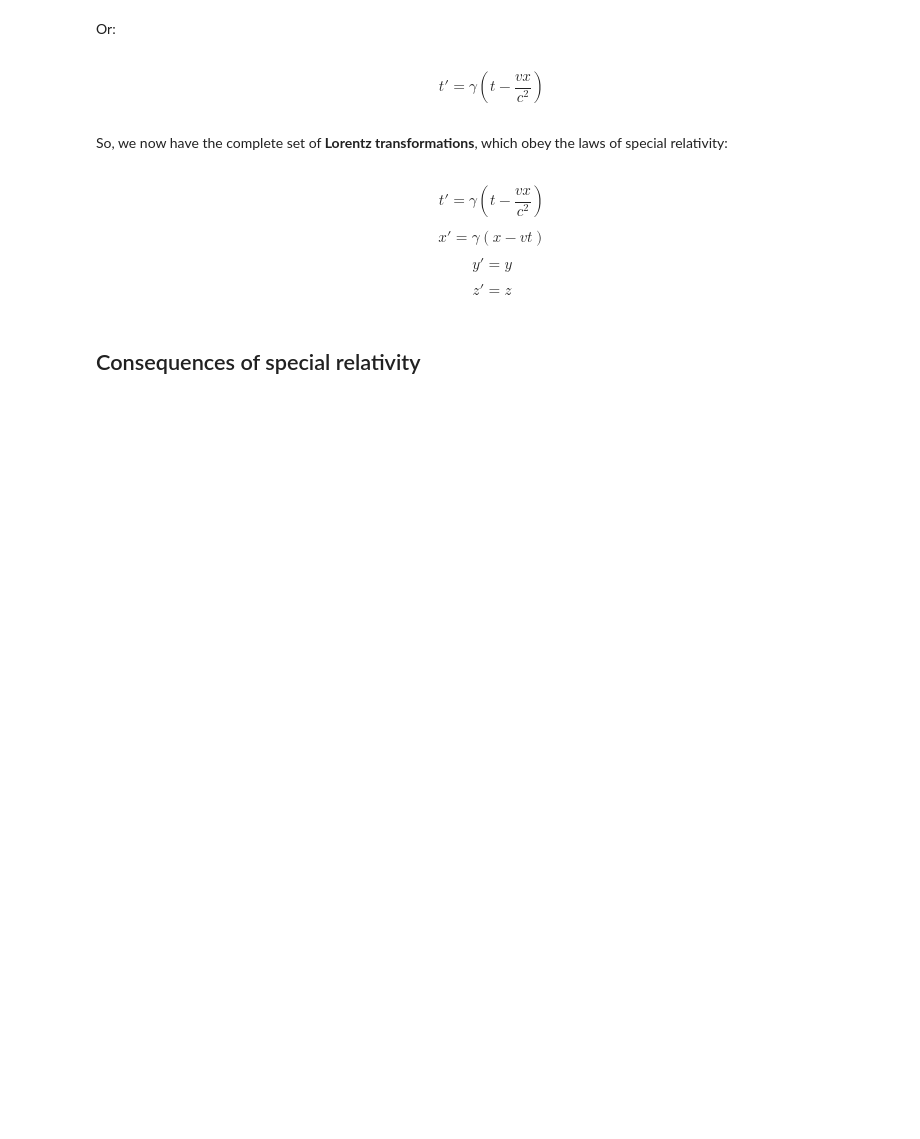
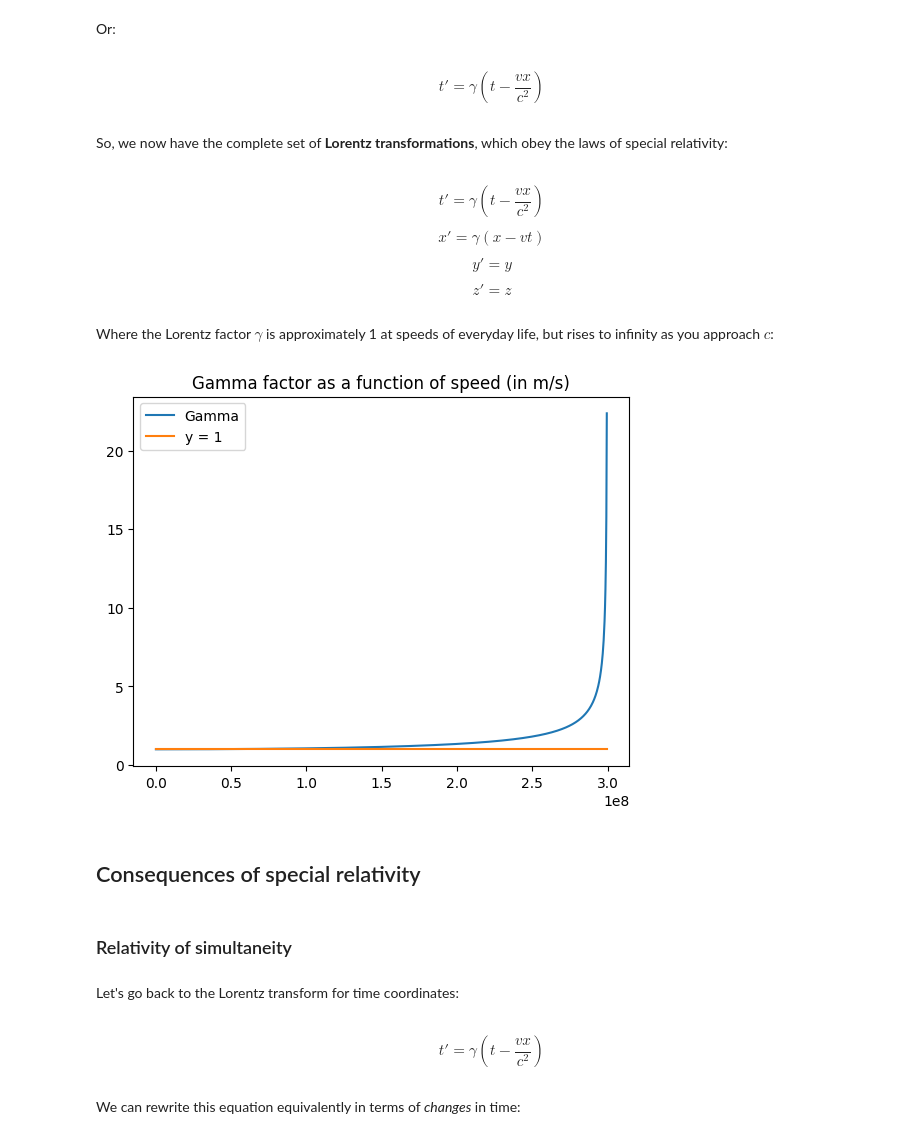
Before and after one commit to elaraproject/elara-handbook, a Jupyter notebook: book/knowledge-library/special-relativity.ipynb, the cells around one changed output. Saved outputs shown, nothing was run; the diff lists cells and outputs as text; code cells hidden in the pictures; blank space fills up the shorter version.

Commit message:
Added special relativity notes

```diff
--- a/book/knowledge-library/special-relativity.ipynb
+++ b/book/knowledge-library/special-relativity.ipynb
@@ -271,5 +274,30 @@ $$
 $$
 z' = z
 $$
+# %% [markdown]
+Where the Lorentz factor $\gamma$ is approximately 1 at speeds of everyday life, but rises to infinity as you approach $c$:
+# %%
+c = 299792458
+v = np.linspace(0, 0.999 * c, 1000)
+gamma = 1 / np.sqrt(1 - (v / c) ** 2)
+one = np.ones(len(v))
+
+plt.plot(v, gamma, label="Gamma")
+plt.plot(v, one, label="y = 1")
+plt.legend()
+plt.title("Gamma factor as a function of speed (in m/s)")
+plt.show()
+# %% [output]
+[figure, added]
 # %% [markdown]
 ## Consequences of special relativity
+# %% [markdown]
+### Relativity of simultaneity
+# %% [markdown]
+Let's go back to the Lorentz transform for time coordinates:
+# %% [markdown]
+$$
+t' = \gamma \left(t - \frac{vx}{c^2}\right)
+$$
+# %% [markdown]
+We can rewrite this equation equivalently in terms of _changes_ in time:
```
Also changed, not shown: parts of 43 cells of this notebook.
